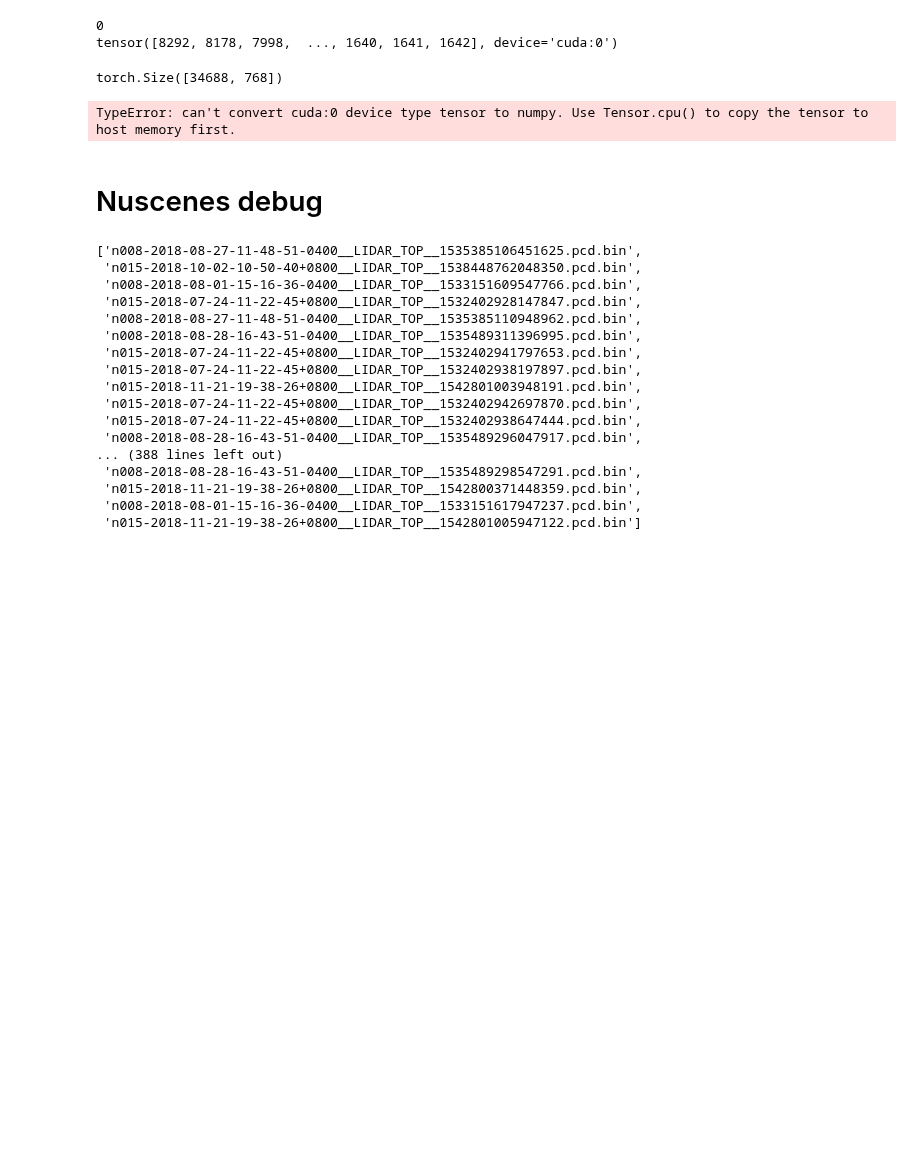
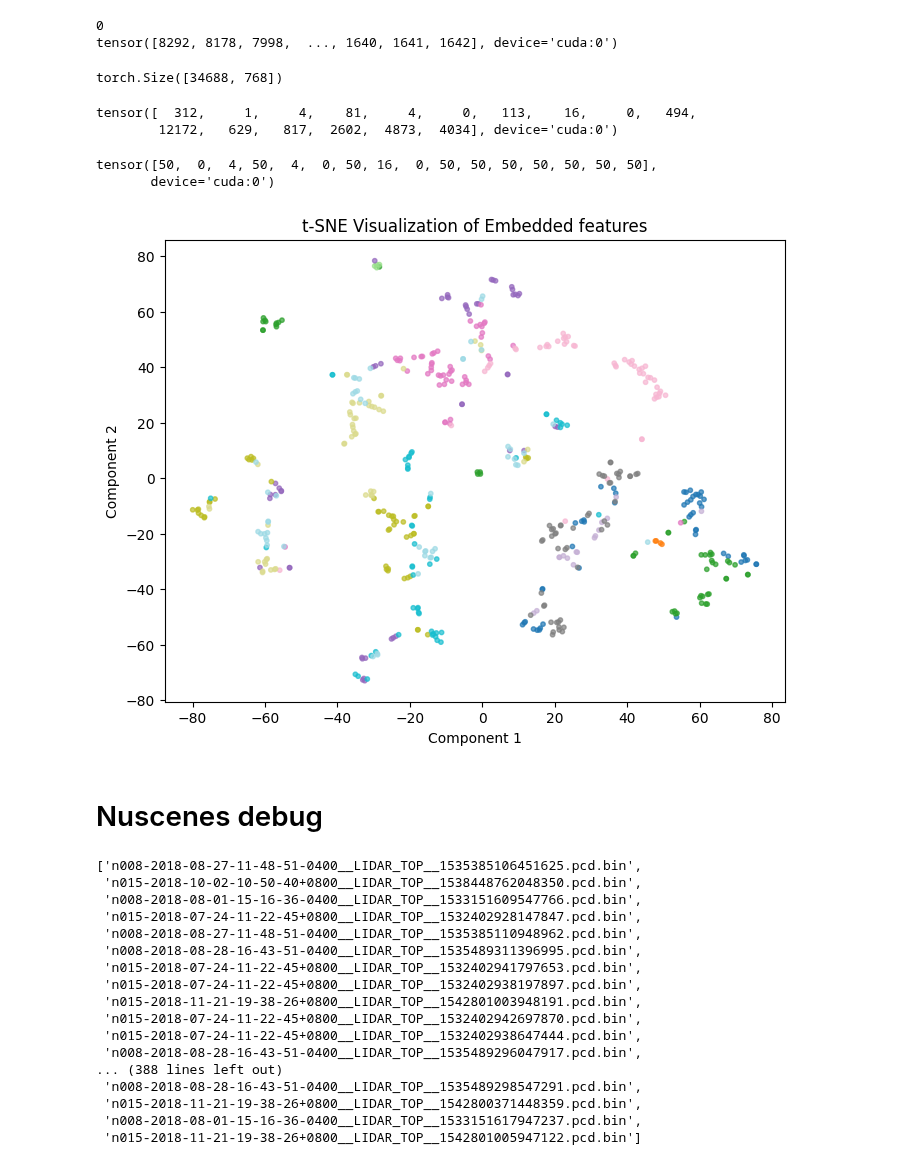
Before and after one commit to yiy054/HyperLiDAR, a Jupyter notebook: Test Waffleiron Features.ipynb, the cells around one changed output. Saved outputs shown, nothing was run; the diff lists cells and outputs as text; code cells hidden in the pictures; blank space fills up the shorter version.

Commit message:
Tsne features with Embeddings

```diff
--- a/Test Waffleiron Features.ipynb
+++ b/Test Waffleiron Features.ipynb
@@ -1152,23 +1152,53 @@ tensor([8292, 8178, 7998,  ..., 1640, 1641, 1642], device='cuda:0')
 embed_2.shape
 # %% [output]
 torch.Size([34688, 768])
+# %%
+torch.bincount(labels)[0:16]
+# %% [output]
+tensor([  312,     1,     4,    81,     4,     0,   113,    16,     0,   494,
+        12172,   629,   817,  2602,  4873,  4034], device='cuda:0')
+# %%
+max_samples =
+unique_labels = torch.unique(labels)[:-1]
+sampled_indices = []
+
+for label in unique_labels:
+    # Find indices where the label appears
+    label_indices = torch.nonzero(labels == label).squeeze()
+
+    # Shuffle indices and take up to `max_samples` of them
+    try:
+        if len(label_indices) > max_samples:
+            selected_indices = label_indices[torch.randperm(len(label_indices))[:max_samples]]
+        else:
+            selected_indices = label_indices
+        sampled_indices.extend(selected_indices.tolist())
+    except:
+        continue
+
+idx = torch.tensor(sampled_indices)
+# %%
+torch.bincount(labels[idx])
+# %% [output]
+tensor([50,  0,  4, 50,  4,  0, 50, 16,  0, 50, 50, 50, 50, 50, 50, 50],
+       device='cuda:0')
 # %%
 import matplotlib.pyplot as plt
 from sklearn.manifold import TSNE
 
 # Perform t-SNE
-tsne = TSNE(n_components=2, perplexity=30, n_iter=1000, random_state=42)
-data_tsne = tsne.fit_transform(embed_2)
+tsne = TSNE(n_components=2, perplexity=5, n_iter=1000, random_state=30)
+data_tsne = tsne.fit_transform(embed_2[idx].cpu())
 
 # Plotting the t-SNE result
 plt.figure(figsize=(8, 6))
-plt.scatter(data_tsne[:, 0], data_tsne[:, 1], s=10, alpha=0.7)
-plt.title("t-SNE Visualization")
+plt.scatter(data_tsne[:, 0], data_tsne[:, 1], c=labels[idx].cpu(), cmap='tab20', s=10, alpha=0.7)
+plt.title("t-SNE Visualization of Embedded features")
 plt.xlabel("Component 1")
 plt.ylabel("Component 2")
 plt.show()
 # %% [output]
-TypeError: can't convert cuda:0 device type tensor to numpy. Use Tensor.cpu() to copy the tensor to host memory first.
+[figure, added]
 # %% [markdown]
 # Nuscenes debug
 # %%
```
